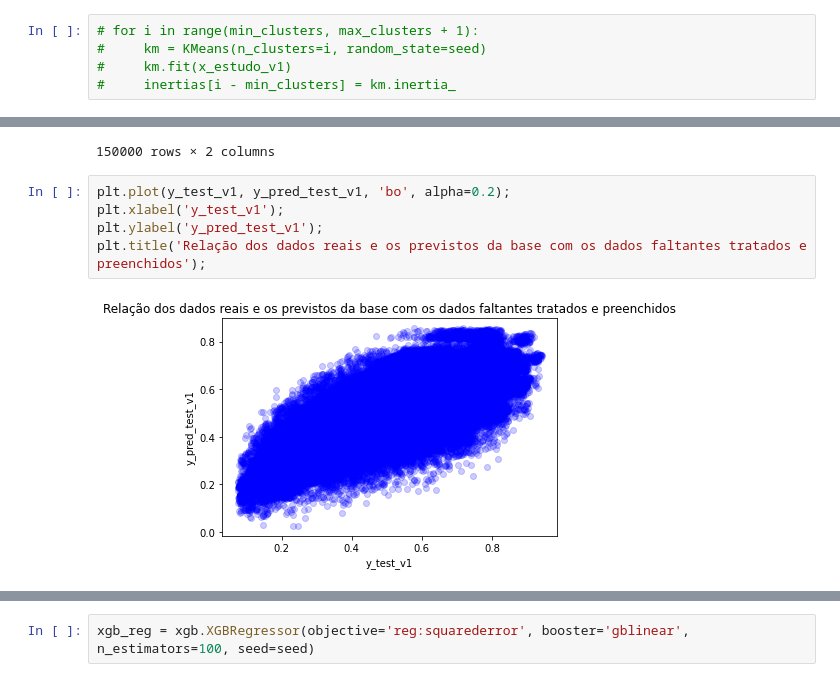
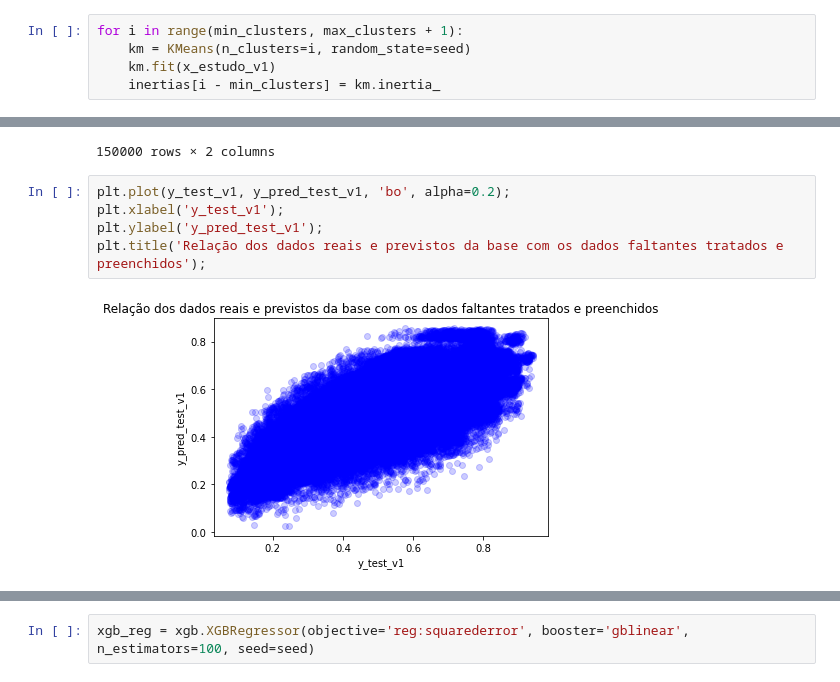
Before and after one commit to cassianojp/desafio_neoway, a Jupyter notebook: desafio_neoway_model.ipynb, the cells around one changed output, grey strips where cells are left out. Saved outputs shown, nothing was run; the diff lists cells and outputs as text.

```diff
--- a/desafio_neoway_model.ipynb
+++ b/desafio_neoway_model.ipynb
@@ -203,10 +218,10 @@ max_clusters = 12
 
 inertias = np.zeros(shape=(max_clusters - min_clusters + 1,))
 # %%
-# for i in range(min_clusters, max_clusters + 1):
-#     km = KMeans(n_clusters=i, random_state=seed)
-#     km.fit(x_estudo_v1)
-#     inertias[i - min_clusters] = km.inertia_
+for i in range(min_clusters, max_clusters + 1):
+    km = KMeans(n_clusters=i, random_state=seed)
+    km.fit(x_estudo_v1)
+    inertias[i - min_clusters] = km.inertia_
 # %%
 plt.plot(range(min_clusters, max_clusters + 1), inertias, 'bo')
 plt.xlabel('Nº de Clusters')
@@ -444,7 +459,7 @@ resultados
 # %%
 plt.plot(y_test_v1, y_pred_test_v1, 'bo', alpha=0.2);
 plt.xlabel('y_test_v1');
 plt.ylabel('y_pred_test_v1');
-plt.title('Relação dos dados reais e os previstos da base com os dados faltantes tratados e preenchidos');
+plt.title('Relação dos dados reais e previstos da base com os dados faltantes tratados e preenchidos');
 # %% [output]
-[figure, old version]
+[figure, new version]
```
Also changed, not shown: parts of 67 cells of this notebook, 1 other file.
